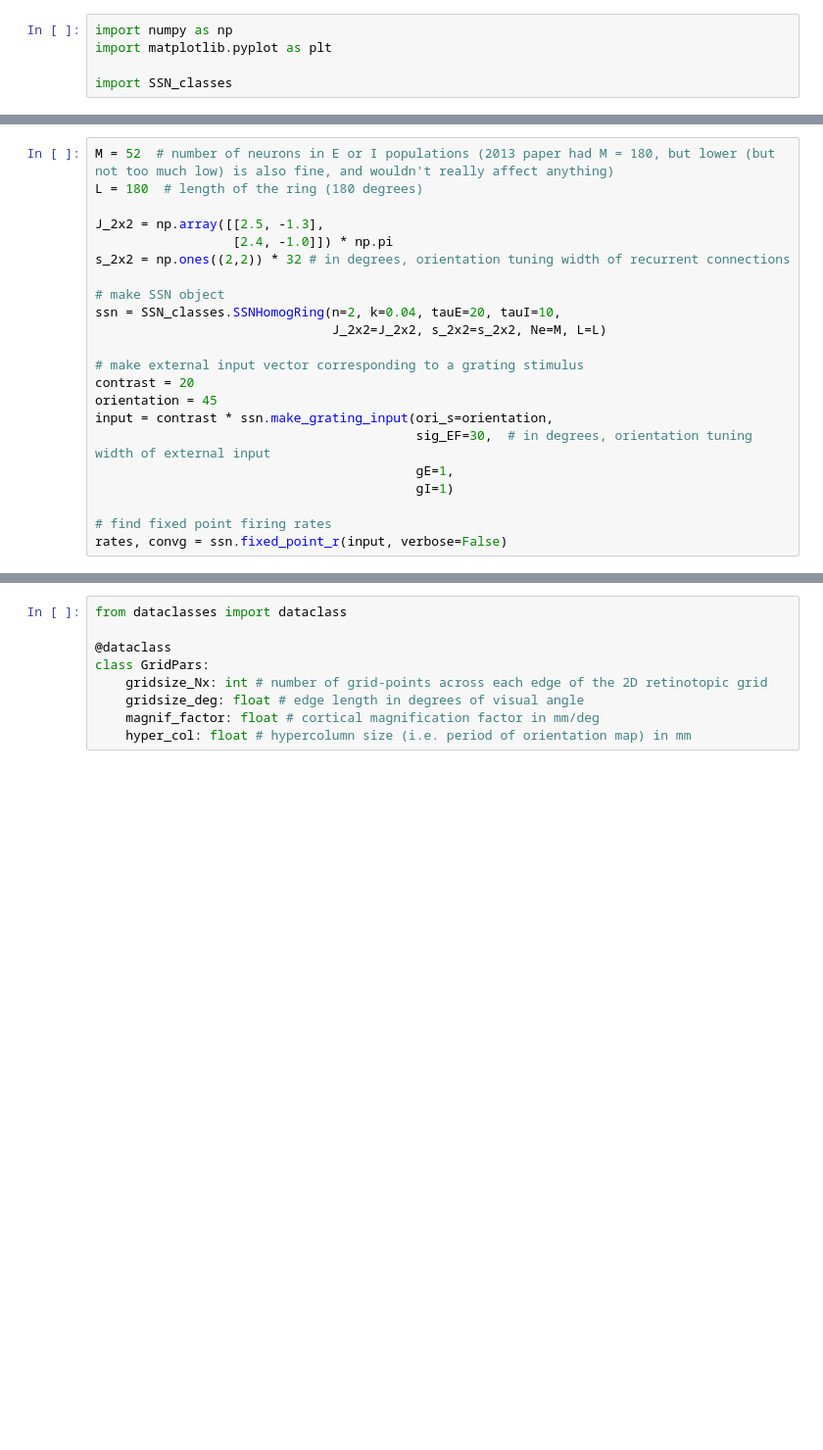
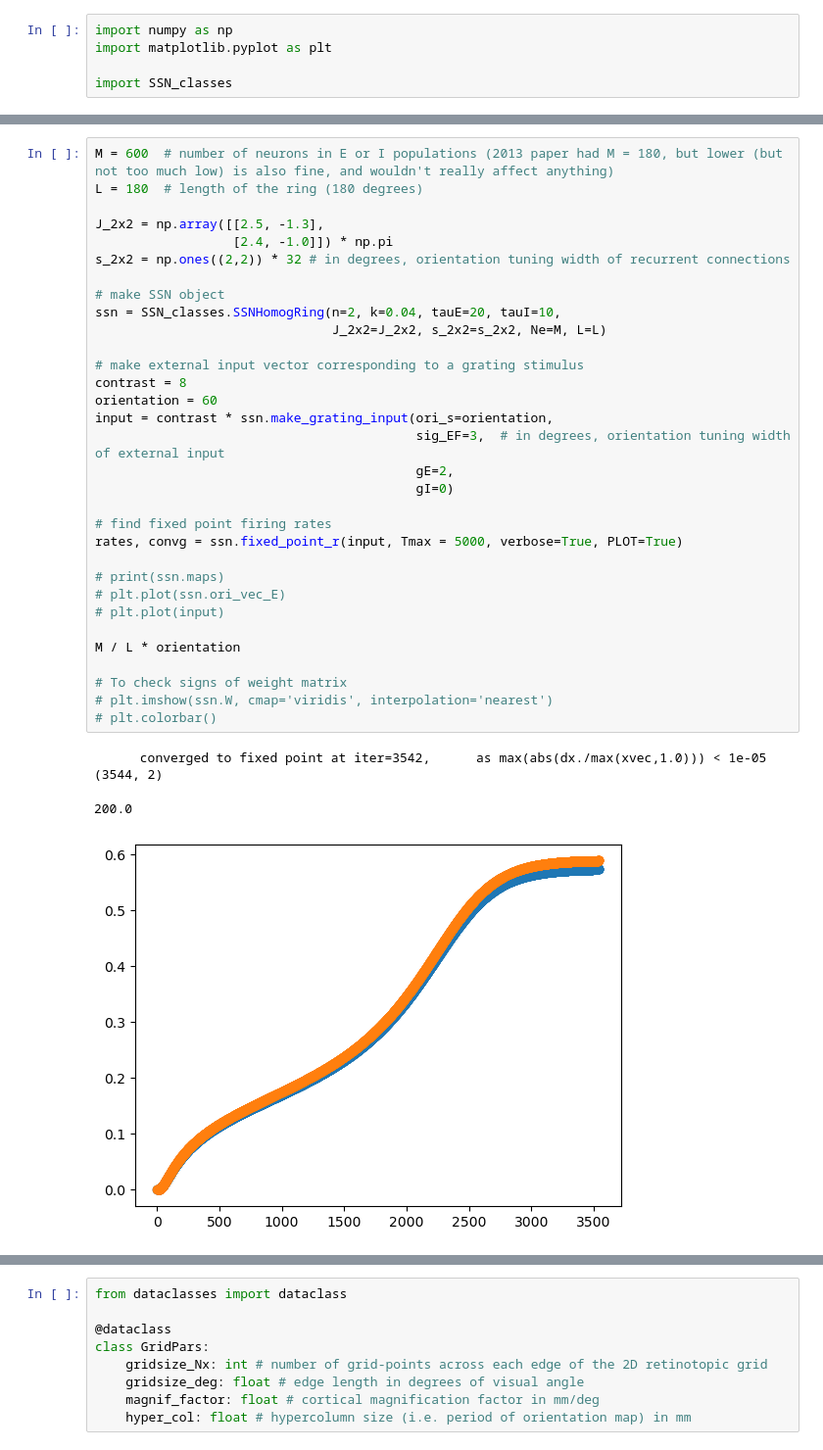
Before and after one commit to derek1909/ssn-simulator, a Jupyter notebook: Simple_Usage.ipynb, the cells around one changed output, grey strips where cells are left out. Shown at 98% size. Drawn from its saved outputs; the diff is of its cells as text; blank space fills up the shorter version.

```diff
--- a/Simple_Usage.ipynb
+++ b/Simple_Usage.ipynb
@@ -9,24 +76,39 @@ all parameters below are those used in Fig 1 and Fig2A of Ahmadian et al. 2013
 # %%
-M = 52  # number of neurons in E or I populations (2013 paper had M = 180, but lower (but not too much low) is also fine, and wouldn't really affect anything)
+M = 600  # number of neurons in E or I populations (2013 paper had M = 180, but lower (but not too much low) is also fine, and wouldn't really affect anything)
 L = 180  # length of the ring (180 degrees)
 
 J_2x2 = np.array([[2.5, -1.3],
                   [2.4, -1.0]]) * np.pi
 s_2x2 = np.ones((2,2)) * 32 # in degrees, orientation tuning width of recurrent connections
 
 # make SSN object
 ssn = SSN_classes.SSNHomogRing(n=2, k=0.04, tauE=20, tauI=10,
                                J_2x2=J_2x2, s_2x2=s_2x2, Ne=M, L=L)
 
 # make external input vector corresponding to a grating stimulus
-contrast = 20
-orientation = 45
+contrast = 8
+orientation = 60
 input = contrast * ssn.make_grating_input(ori_s=orientation,
-                                          sig_EF=30,  # in degrees, orientation tuning width of external input
-                                          gE=1,
-                                          gI=1)
+                                          sig_EF=3,  # in degrees, orientation tuning width of external input
+                                          gE=2,
+                                          gI=0)
 
 # find fixed point firing rates
-rates, convg = ssn.fixed_point_r(input, verbose=False)
+rates, convg = ssn.fixed_point_r(input, Tmax = 5000, verbose=True, PLOT=True)
+
+# print(ssn.maps)
+# plt.plot(ssn.ori_vec_E)
+# plt.plot(input)
+
+M / L * orientation
+
+# To check signs of weight matrix
+# plt.imshow(ssn.W, cmap='viridis', interpolation='nearest')
+# plt.colorbar()
+# %% [output]
+      converged to fixed point at iter=3542,      as max(abs(dx./max(xvec,1.0))) < 1e-05
+(3544, 2)
+200.0
+[figure, added]
 # %% [markdown]
 # Retinotopic-map SSN of Holt, Miller, and Ahmadian, 2023
```
Also changed, not shown: parts of 6 cells of this notebook, 2 other files.
